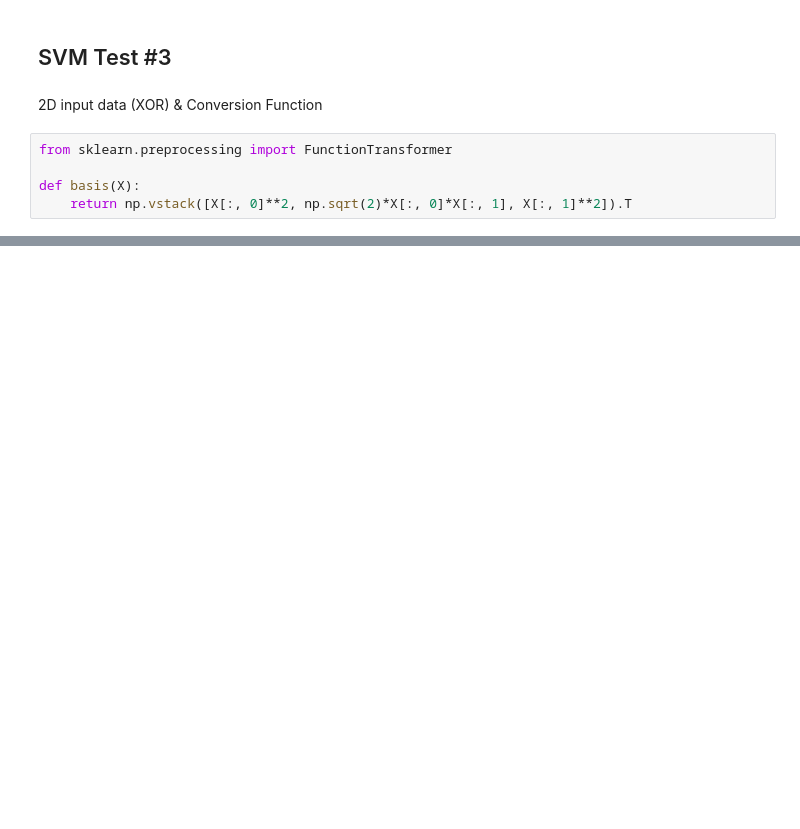
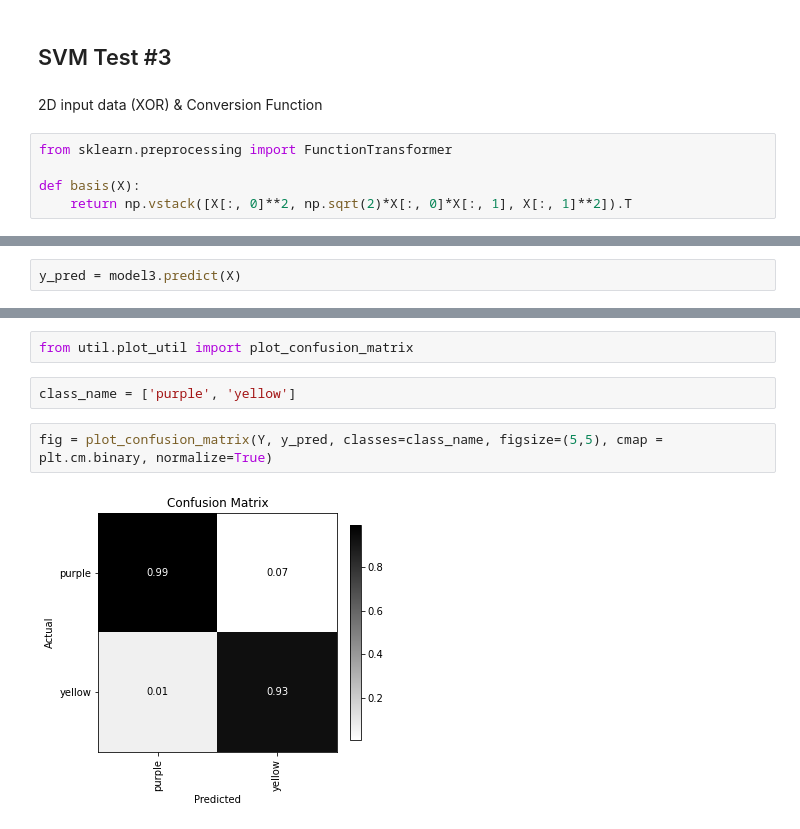
Before and after one commit to dalek7/SKKU_ML_21S, a Jupyter notebook: W05_SVM_kernel3.ipynb, the cells around one changed output, grey strips where cells are left out. Cells and saved outputs as stored; diff of their text form; blank space fills up the shorter version.

Commit message:
add confusion matrix

```diff
--- a/W05_SVM_kernel3.ipynb
+++ b/W05_SVM_kernel3.ipynb
@@ -149,0 +133,2 @@ plt.show()
+# %%
+y_pred = model3.predict(X)
@@ -150,3 +145,11 @@ plt.show()
+# %%
+from util.plot_util import plot_confusion_matrix
+# %%
+class_name = ['purple', 'yellow']
+# %%
+fig = plot_confusion_matrix(Y, y_pred, classes=class_name, figsize=(5,5), cmap = plt.cm.binary, normalize=True)
+# %% [output]
+[figure, added]
 # %%
 X2 = FunctionTransformer(basis).fit_transform(X)
 #plt.figure(dpi=150)
```
Also changed, not shown: parts of 10 cells of this notebook, 1 other file.
